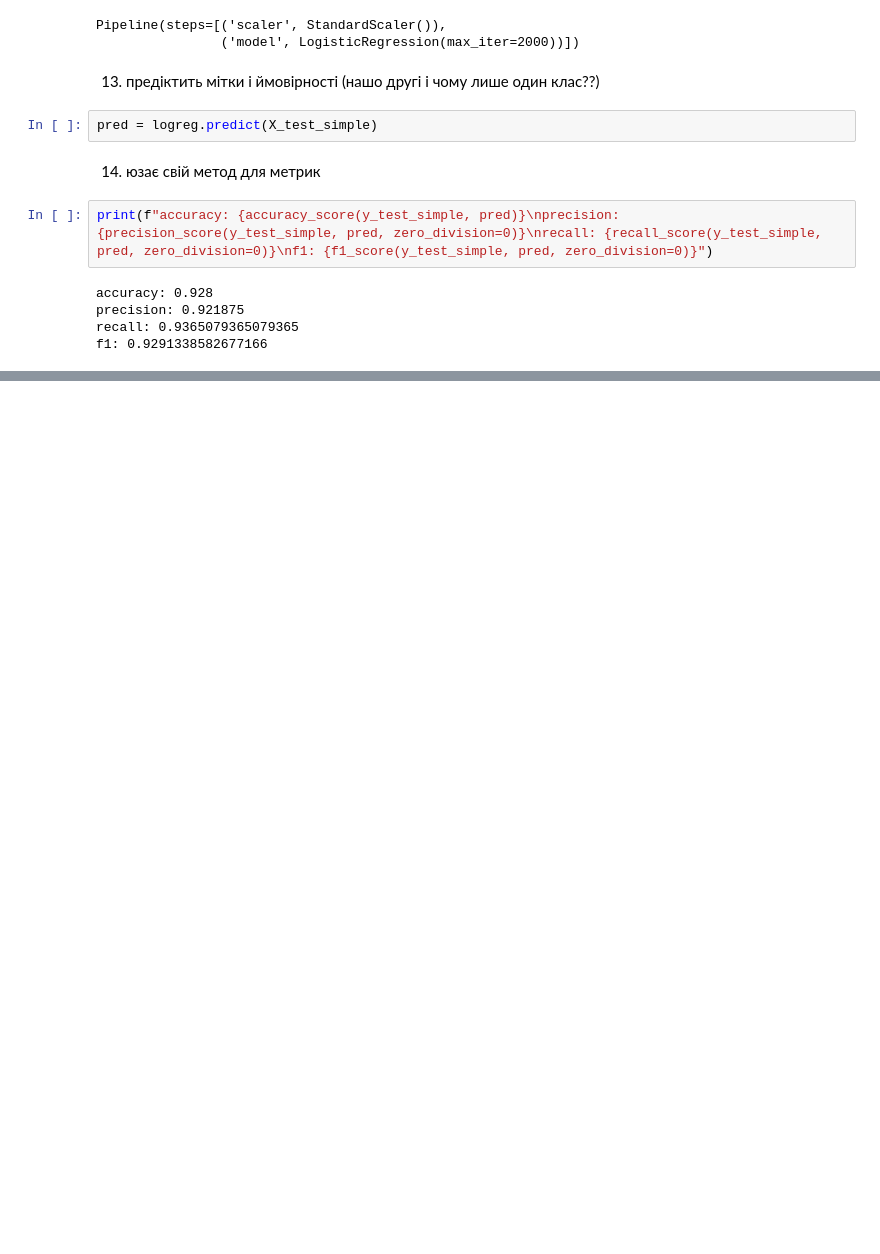
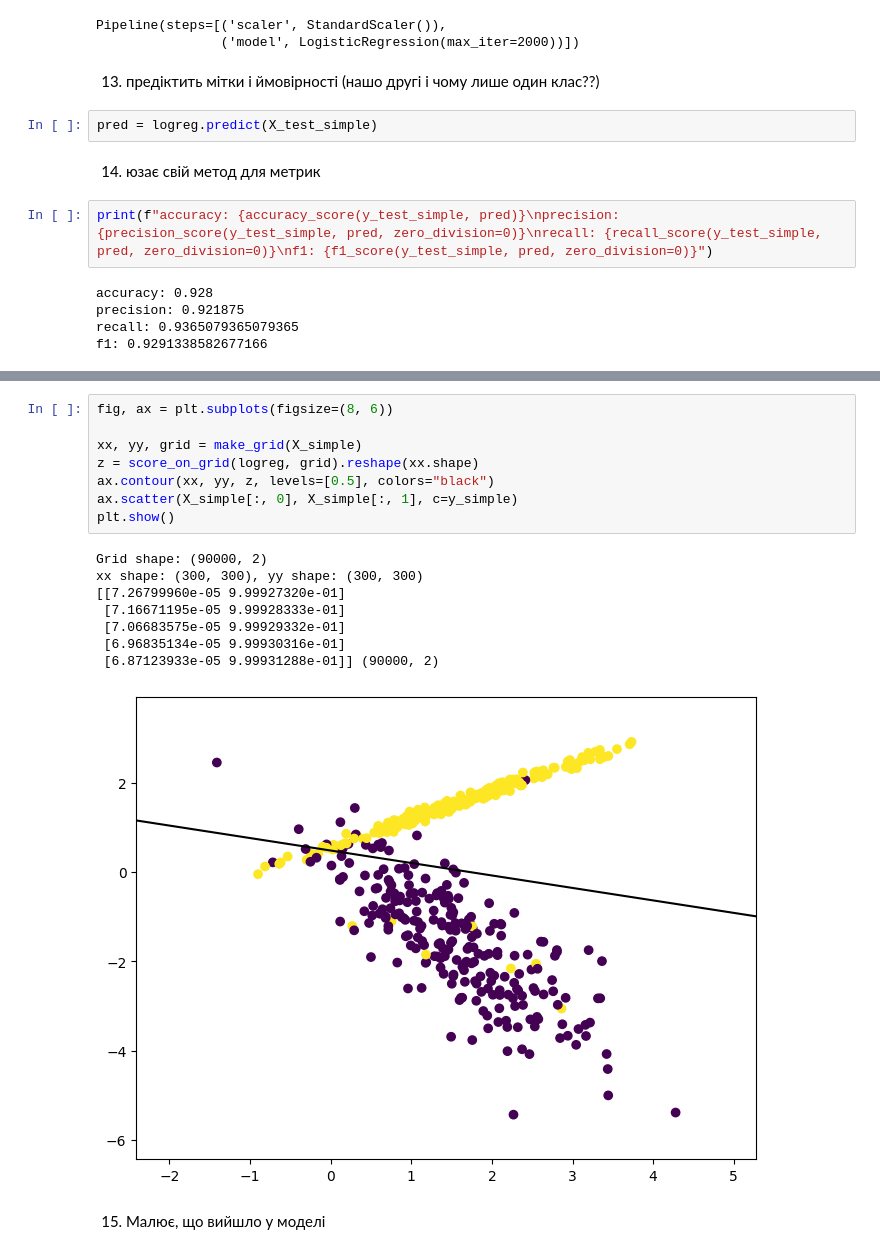
Before and after one commit to SadSoup/Amazinum-home-tasks-2026, a Jupyter notebook: lesson_4_logistic_regression/lesson_4_log_reg_svm_hometask.ipynb, the cells around one changed output, grey strips where cells are left out. Cells and saved outputs as stored; diff of their text form; blank space fills up the shorter version.

```diff
--- a/lesson_4_logistic_regression/lesson_4_log_reg_svm_hometask.ipynb
+++ b/lesson_4_logistic_regression/lesson_4_log_reg_svm_hometask.ipynb
@@ -161,0 +215,19 @@ plt.show()
+# %%
+fig, ax = plt.subplots(figsize=(8, 6))
+
+xx, yy, grid = make_grid(X_simple)
+z = score_on_grid(logreg, grid).reshape(xx.shape)
+ax.contour(xx, yy, z, levels=[0.5], colors="black")
+ax.scatter(X_simple[:, 0], X_simple[:, 1], c=y_simple)
+plt.show()
+# %% [output]
+Grid shape: (90000, 2)
+xx shape: (300, 300), yy shape: (300, 300)
+[[7.26799960e-05 9.99927320e-01]
+ [7.16671195e-05 9.99928333e-01]
+ [7.06683575e-05 9.99929332e-01]
+ [6.96835134e-05 9.99930316e-01]
+ [6.87123933e-05 9.99931288e-01]] (90000, 2)
+[figure, added]
+# %% [markdown]
+15. Малює, що вийшло у моделі
```
Also changed, not shown: parts of 24 cells of this notebook.
